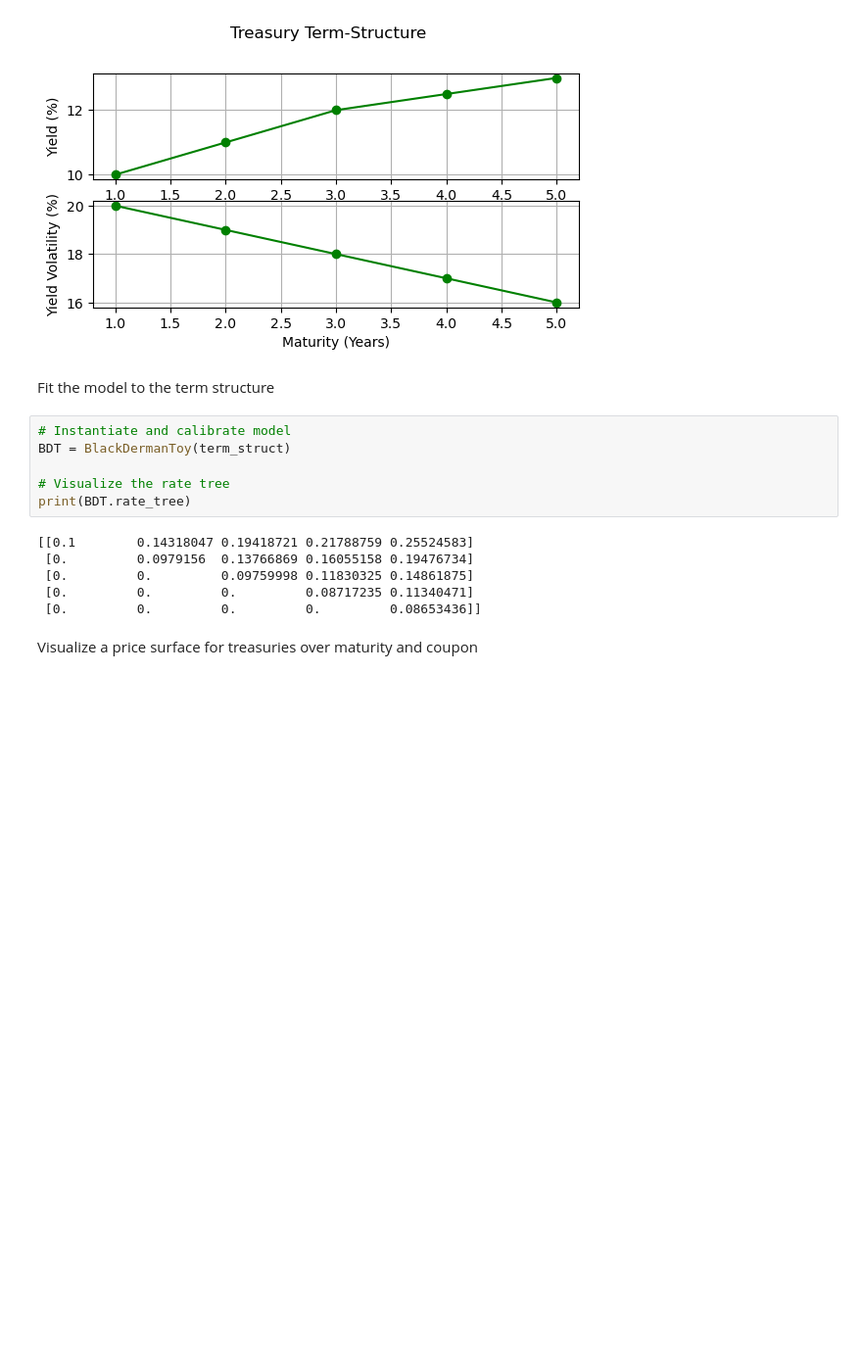
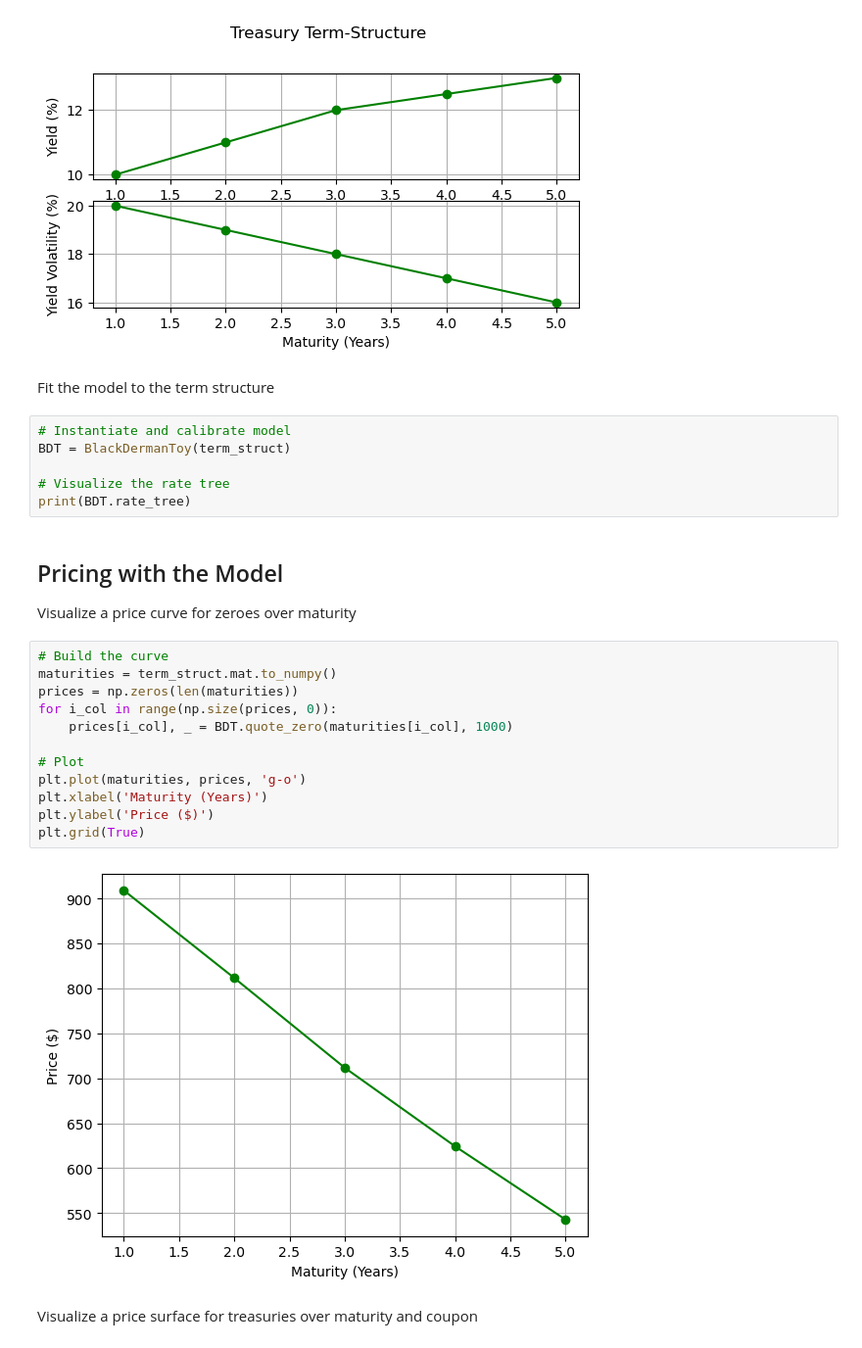
Before and after one commit to goblegrayson/bdt, a Jupyter notebook: run.ipynb, the cells around one changed output. Shown at 98% size. Saved outputs shown, nothing was run; the diff lists cells and outputs as text; blank space fills up the shorter version.

Commit message:
- some more visualization - conclusions

```diff
--- a/run.ipynb
+++ b/run.ipynb
@@ -38,18 +39,29 @@ plt.grid(True)
 [figure]
 # %% [markdown]
 Fit the model to the term structure
+# %%
+# Instantiate and calibrate model
+BDT = BlackDermanToy(term_struct)
+
+# Visualize the rate tree
+print(BDT.rate_tree)
+# %% [markdown]
+## Pricing with the Model
+Visualize a price curve for zeroes over maturity
 # %%
-# Instantiate and calibrate model
-BDT = BlackDermanToy(term_struct)
+# Build the curve
+maturities = term_struct.mat.to_numpy()
+prices = np.zeros(len(maturities))
+for i_col in range(np.size(prices, 0)):
+    prices[i_col], _ = BDT.quote_zero(maturities[i_col], 1000)
 
-# Visualize the rate tree
-print(BDT.rate_tree)
+# Plot
+plt.plot(maturities, prices, 'g-o')
+plt.xlabel('Maturity (Years)')
+plt.ylabel('Price ($)')
+plt.grid(True)
 # %% [output]
-[[0.1        0.14318047 0.19418721 0.21788759 0.25524583]
- [0.         0.0979156  0.13766869 0.16055158 0.19476734]
- [0.         0.         0.09759998 0.11830325 0.14861875]
- [0.         0.         0.         0.08717235 0.11340471]
- [0.         0.         0.         0.         0.08653436]]
+[figure, added]
 # %% [markdown]
 Visualize a price surface for treasuries over maturity and coupon
 # %%
```
Also changed, not shown: parts of 3 cells of this notebook.
